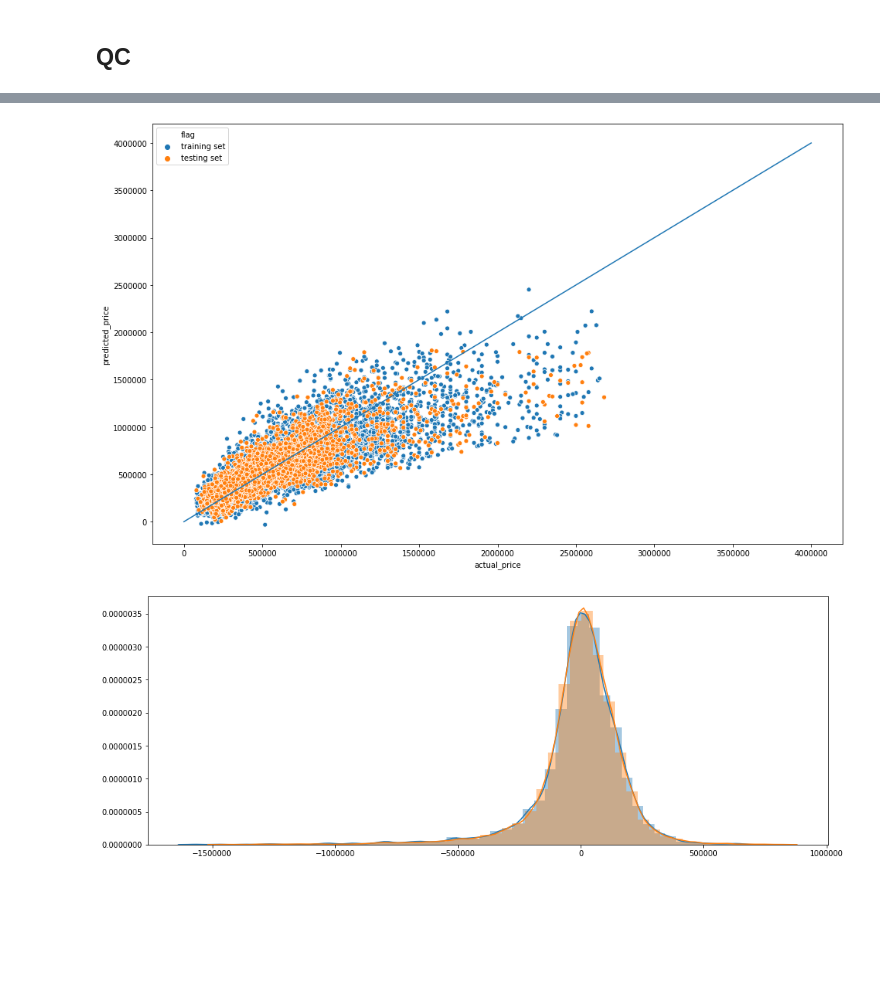
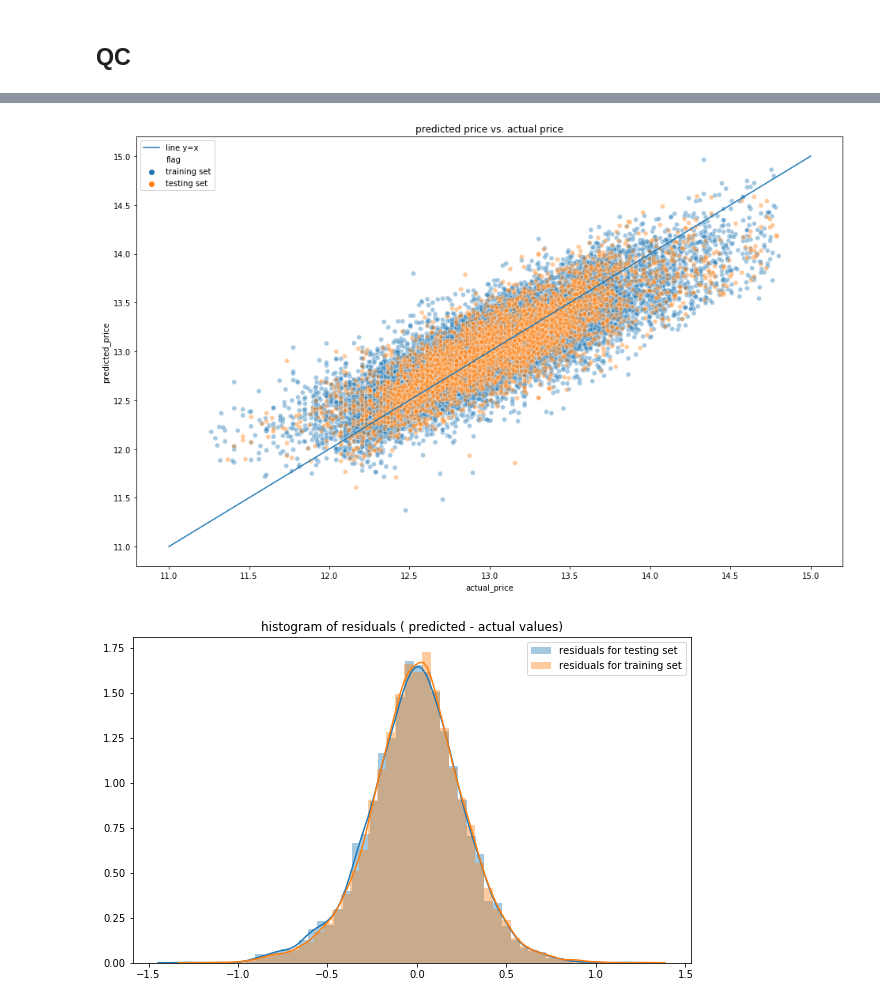
Before and after one commit to poariston/dsc-mod-2-project-v2-1-online-ds-pt-120919, a Jupyter notebook: poariston_FullTrack03.ipynb, the cells around one changed output, grey strips where cells are left out. Saved outputs shown, nothing was run; the diff lists cells and outputs as text; code cells hidden in the pictures; blank space fills up the shorter version.

```diff
--- a/poariston_FullTrack03.ipynb
+++ b/poariston_FullTrack03.ipynb
@@ -905,0 +898,10 @@ df.head()
+# %%
+# 'price' normalization
+print(df['price'].describe())
+sns.distplot(df['price'])
+plt.show();
+sns.distplot(np.log(df['price']))
+plt.show();
+
+# real change in df:
+df['price'] = np.log(df['price'])
@@ -905,0 +920,10 @@ df.head()
+# %%
+# 'sqft_livingxgrade' normalization
+print(df['sqft_livingxgrade'].describe())
+sns.distplot(df['sqft_livingxgrade'])
+plt.show();
+sns.distplot(np.log(df['sqft_livingxgrade']))
+plt.show();
+
+# real change in df:
+df['sqft_livingxgrade'] = np.log(df['sqft_livingxgrade'])
@@ -905,0 +942,10 @@ df.head()
+# %%
+# 'sqft_above' normalization
+print(df['sqft_above'].describe())
+sns.distplot(df['sqft_above'])
+plt.show();
+sns.distplot(np.log(df['sqft_above']))
+plt.show();
+
+# real change in df:
+df['sqft_above'] = np.log(df['sqft_above'])
@@ -971,37 +1034,41 @@ y_hat_train = model.predict(X_train_int)
 # %%
 # visualization of residuals
 
 # conversion of results for training set into a dataframe
 y_train_df = pd.DataFrame(y_train)
 y_hat_train_df = pd.DataFrame(y_hat_train)
 y_train_df=pd.concat([y_train_df,y_hat_train_df],axis=1)
 y_train_df.columns = ['actual_price','predicted_price']
 y_train_df['flag']='training set'
 
 # conversion of results for test set into a dataframe
 y_test_df = pd.DataFrame(y_test)
 y_hat_test_df = pd.DataFrame(y_hat_test)
 y_test_df=pd.concat([y_test_df,y_hat_test_df],axis=1)
 y_test_df.columns = ['actual_price','predicted_price']
 y_test_df['flag']='testing set'
 
 # putting together the training and test sets
 y_plot = pd.concat ([y_train_df,y_test_df],axis = 0)
 
 # scatter plot of training and test sets' predictions vs. actuals + line y=x for reference
 plt.figure(figsize=(16,10))
-sns.scatterplot(x='actual_price', y='predicted_price',hue ='flag',data=y_plot )
-plt.plot([0,4000000],[0,4000000])
+sns.scatterplot(x='actual_price', y='predicted_price',hue ='flag',data=y_plot , alpha=.4)
+plt.plot([11,15],[11,15], label = 'line y=x')
+plt.title('predicted price vs. actual price')
+plt.legend()
 plt.show();
 # %% [output]
-[figure, old version]
+[figure, new version]
 # %%
 res_test=y_hat_test-y_test
 res_train=y_hat_train-y_train
 # %%
-plt.figure(figsize=(16,6))
-sns.distplot( res_test )
-sns.distplot( res_train )
+plt.figure(figsize=(10,6))
+sns.distplot( res_test , label = 'residuals for testing set')
+sns.distplot( res_train , label = 'residuals for training set')
+plt.title('histogram of residuals ( predicted - actual values)')
+plt.legend()
 plt.show();
 # %% [output]
-[figure, old version]
+[figure, new version]
```
Also changed, not shown: parts of 18 cells of this notebook.
